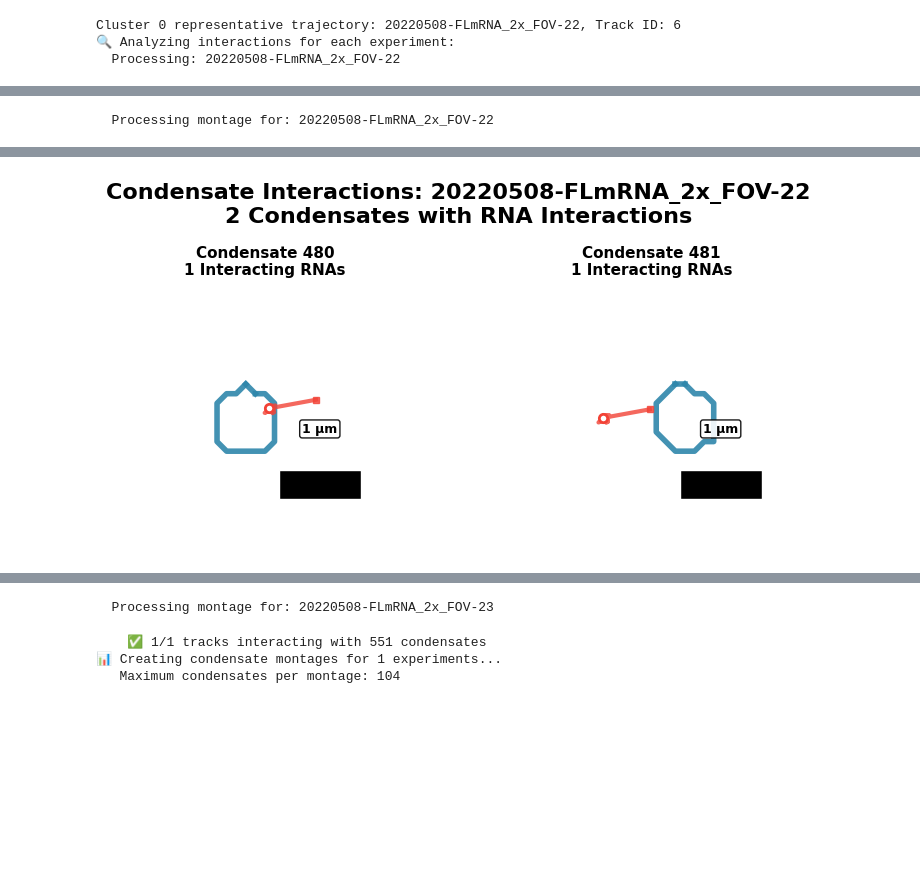
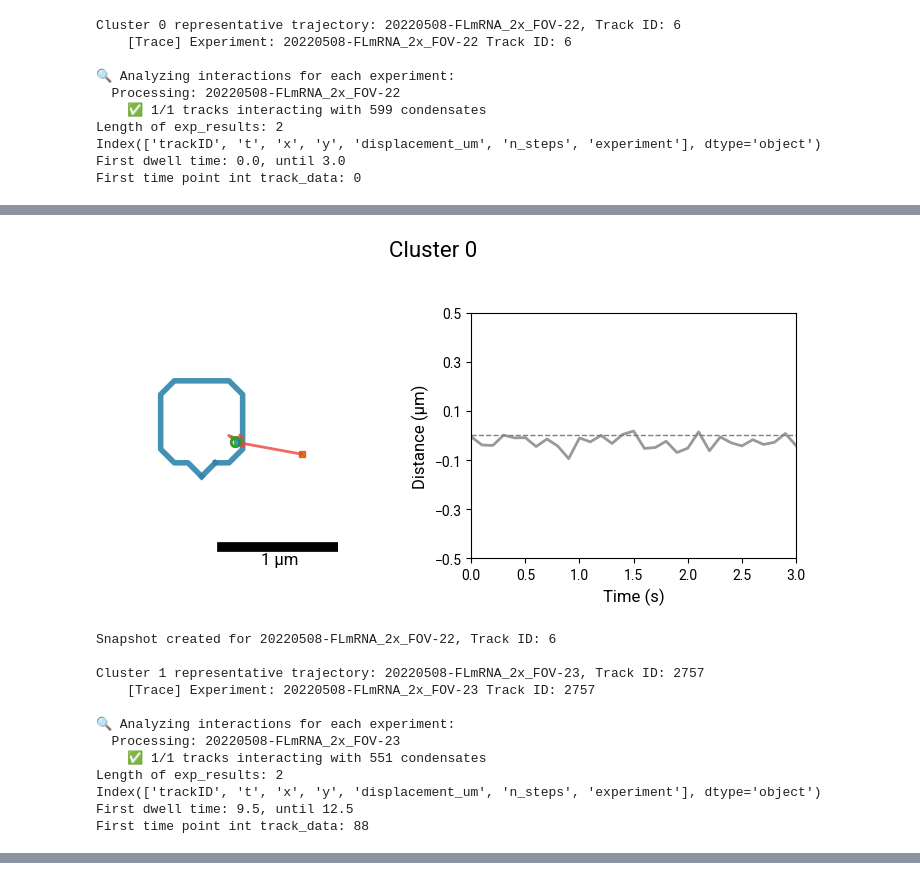
Before and after one commit to walterlab-um/RNA_SPT_in_cellular_condensates, a Jupyter notebook: Trajectories_clustering_analysis_v2.ipynb, the cells around one changed output, grey strips where cells are left out. Cells and saved outputs as stored; diff of their text form; code cells hidden in the pictures; blank space fills up the shorter version.

```diff
--- a/Trajectories_clustering_analysis_v2.ipynb
+++ b/Trajectories_clustering_analysis_v2.ipynb
@@ -160,26 +340,71 @@ Cluster 3: Closest trace index 2739 with max distance 0.11 μm
 # %%
+cluster_dict = {
+    'cluster_id': [],
+    'experiment': [],
+    'trackID': [],
+    'track_df': [],
+    'trace_df': [],
+    'condensate_df': [],
+    'exp_result': [],
+}
+
 # Plot the representative trajectories snapshots
 for cluster_id, rep_trace in cluster_reps.items():
+    # Locate the condensate_df and track_df for this experiment
     exp, track_id = rep_trace['experiment'].iloc[0], rep_trace['trackID'].iloc[0]
 
     print(f"Cluster {cluster_id} representative trajectory: {exp}, Track ID: {track_id}")
-    # Locate the condensate_df and track_df for this experiment
+
     try:
+        # Load the specific data for this experiment and track
         track_df = df_tracks_combined[(df_tracks_combined['experiment'] == exp) & (df_tracks_combined['trackID'] == track_id)]
+
+        # Locate the trace_df in filtered_traces
+        temp_trace = pd.DataFrame()  # Initialize an empty DataFrame
+        for trace in filtered_traces:
+            if (trace['experiment'].iloc[0] == exp) and (trace['trackID'].iloc[0] == track_id):
+                temp_trace = trace
+                break
+
+        trace_df = temp_trace
+
+        print(f"    [Trace] Experiment: {trace_df['experiment'].iloc[0]} Track ID: {trace_df['trackID'].iloc[0]}", end="\n\n")
+
         condensate_df = df_condensates_combined[df_condensates_combined['experiment'] == exp]
 
-        try:
-            experiment_result = legacy_analyze_interactions(track_df, condensate_df, proximity_threshold=1)
-            create_individual_experiment_montages(track_df, condensate_df, experiment_result, zoom_margin=10, montage_cols=2)
-            pass
-        except Exception as e:
-            print(f"Error analyzing interactions for {exp}, Track ID: {track_id}: {e}")
-            continue
+        # Analyze interactions
+        experiment_result = legacy_analyze_interactions(track_df, condensate_df, proximity_threshold=1)
+
+        # Create the snapshot
+        create_trajectory_snapshots(df_tracks=track_df,
+                                    exp_results=experiment_result,
+                                    trace_df=trace_df,
+                                    window_size_um=2,
+                                    um_per_pixel=um_per_pixel,
+                                    title=f"Cluster {cluster_id}")
+
+        # Store in the cluster dictionary
+        cluster_dict['cluster_id'].append(cluster_id)
+        cluster_dict['experiment'].append(exp)
+        cluster_dict['trackID'].append(track_id)
+        cluster_dict['track_df'].append(track_df)
+        cluster_dict['trace_df'].append(trace_df)
+        cluster_dict['condensate_df'].append(condensate_df)
+        cluster_dict['exp_result'].append(experiment_result)
+
+        print(f"Snapshot created for {exp}, Track ID: {track_id}", end="\n\n")
 
     except KeyError:
         print(f"Error: Experiment {exp} not found in the combined dataframes.")
         continue
 # %% [output]
 Cluster 0 representative trajectory: 20220508-FLmRNA_2x_FOV-22, Track ID: 6
+    [Trace] Experiment: 20220508-FLmRNA_2x_FOV-22 Track ID: 6
+
 🔍 Analyzing interactions for each experiment:
   Processing: 20220508-FLmRNA_2x_FOV-22
+    ✅ 1/1 tracks interacting with 599 condensates
+Length of exp_results: 2
+Index(['trackID', 't', 'x', 'y', 'displacement_um', 'n_steps', 'experiment'], dtype='object')
+First dwell time: 0.0, until 3.0
+First time point int track_data: 0
@@ -187 +411,13 @@ Cluster 0 representative trajectory: 20220508-FLmRNA_2x_FOV-22, Track ID: 6
+[figure, new version]
-  Processing montage for: 20220508-FLmRNA_2x_FOV-22
+Snapshot created for 20220508-FLmRNA_2x_FOV-22, Track ID: 6
+
+Cluster 1 representative trajectory: 20220508-FLmRNA_2x_FOV-23, Track ID: 2757
+    [Trace] Experiment: 20220508-FLmRNA_2x_FOV-23 Track ID: 2757
+
+🔍 Analyzing interactions for each experiment:
+  Processing: 20220508-FLmRNA_2x_FOV-23
+    ✅ 1/1 tracks interacting with 551 condensates
+Length of exp_results: 2
+Index(['trackID', 't', 'x', 'y', 'displacement_um', 'n_steps', 'experiment'], dtype='object')
+First dwell time: 9.5, until 12.5
+First time point int track_data: 88
@@ -191 +436,0 @@ Cluster 0 representative trajectory: 20220508-FLmRNA_2x_FOV-22, Track ID: 6
-[figure, old version]
@@ -199,4 +451,0 @@ Cluster 1 representative trajectory: 20220508-FLmRNA_2x_FOV-23, Track ID: 2757
-  Processing montage for: 20220508-FLmRNA_2x_FOV-23
-    ✅ 1/1 tracks interacting with 551 condensates
-📊 Creating condensate montages for 1 experiments...
-   Maximum condensates per montage: 104
```
Also changed, not shown: parts of 9 cells of this notebook, 7 other files.
